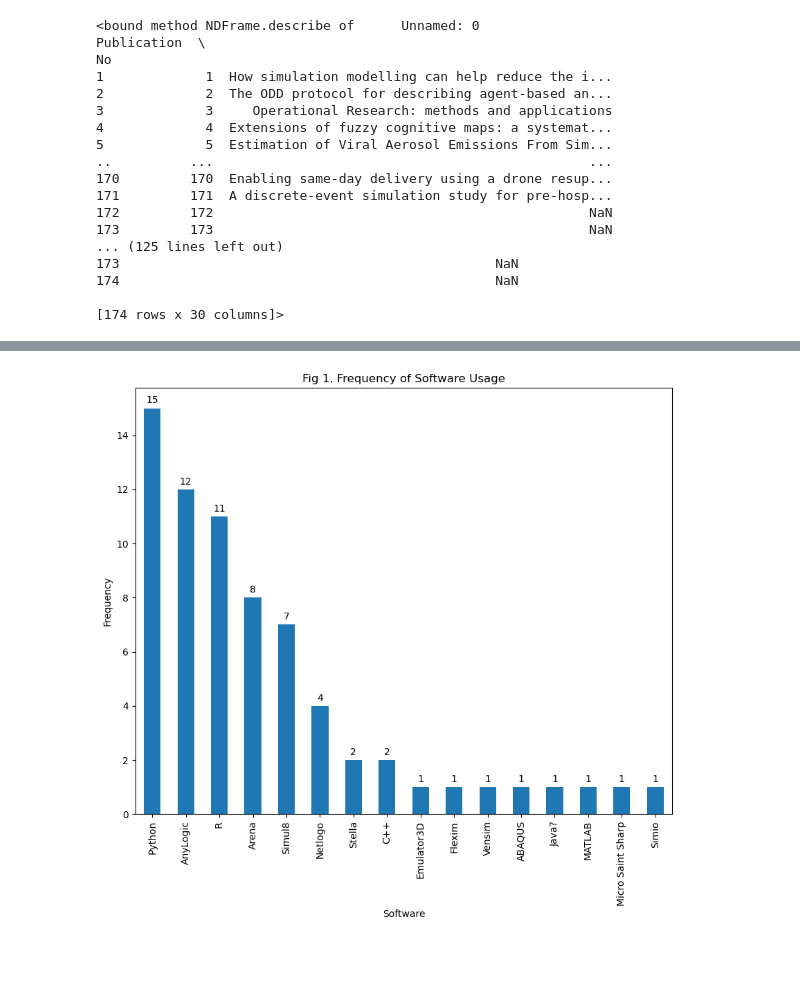
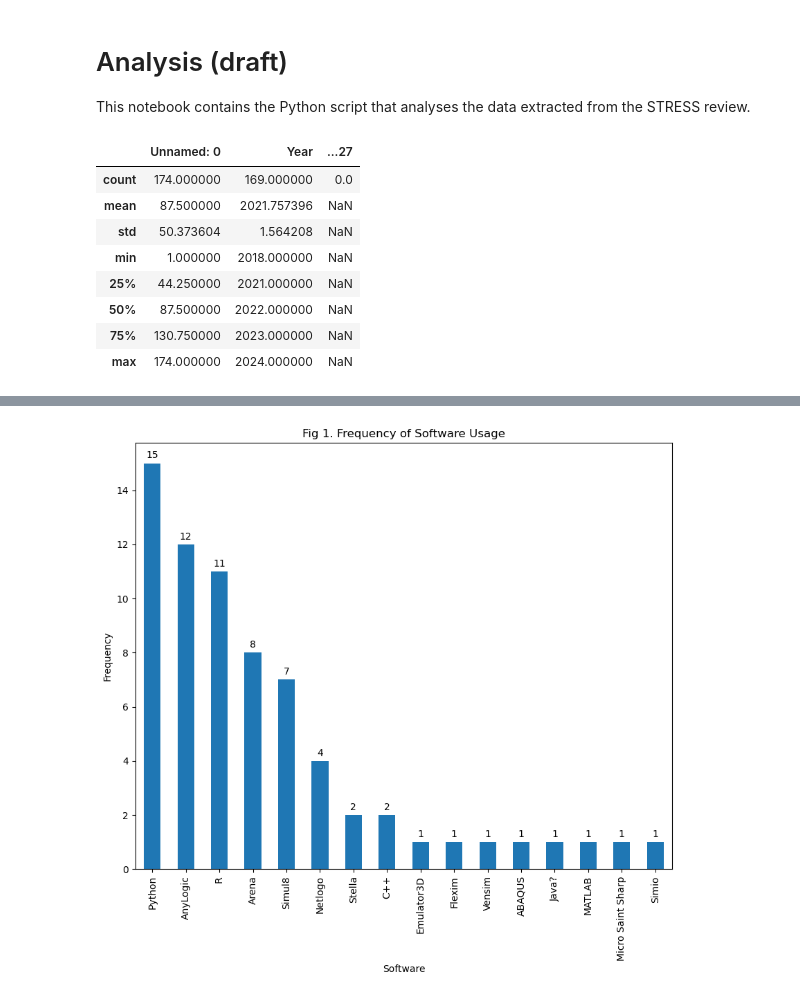
Before and after one commit to pythonhealthdatascience/stress_update, a Jupyter notebook: quarto_site/analysis.ipynb, the cells around one changed output, grey strips where cells are left out. Saved outputs shown, nothing was run; the diff lists cells and outputs as text; code cells hidden in the pictures; blank space fills up the shorter version.

```diff
--- a/Analysis.ipynb
+++ b/quarto_site/analysis.ipynb
@@ -0,0 +1,4 @@
+# %% [markdown]
+# Analysis (draft)
+
+This notebook contains the Python script that analyses the data extracted from the STRESS review.
@@ -6,25 +11,17 @@ csv_file_path = 'PY_STRESS.csv'
 
 df = pd.read_csv(csv_file_path, index_col='No')
 # %%
-df.describe
+df.describe()
 # %% [output]
-<bound method NDFrame.describe of      Unnamed: 0                                        Publication  \
-No
-1             1  How simulation modelling can help reduce the i...
-2             2  The ODD protocol for describing agent-based an...
-3             3     Operational Research: methods and applications
-4             4  Extensions of fuzzy cognitive maps: a systemat...
-5             5  Estimation of Viral Aerosol Emissions From Sim...
-..          ...                                                ...
-170         170  Enabling same-day delivery using a drone resup...
-171         171  A discrete-event simulation study for pre-hosp...
-172         172                                                NaN
-173         173                                                NaN
-... (125 lines left out)
-173                                                NaN
-174                                                NaN
-
-[174 rows x 30 columns]>
+|  | Unnamed: 0 | Year | ...27 |
+| count | 174.000000 | 169.000000 | 0.0 |
+| mean | 87.500000 | 2021.757396 | NaN |
+| std | 50.373604 | 1.564208 | NaN |
+| min | 1.000000 | 2018.000000 | NaN |
+| 25% | 44.250000 | 2021.000000 | NaN |
+| 50% | 87.500000 | 2022.000000 | NaN |
+| 75% | 130.750000 | 2023.000000 | NaN |
+| max | 174.000000 | 2024.000000 | NaN |
 # %%
 ## Separating the studies that have used the STRESS guidelines in another dataframe
 
```
Also changed, not shown: parts of 4 cells of this notebook, 42 other files.
